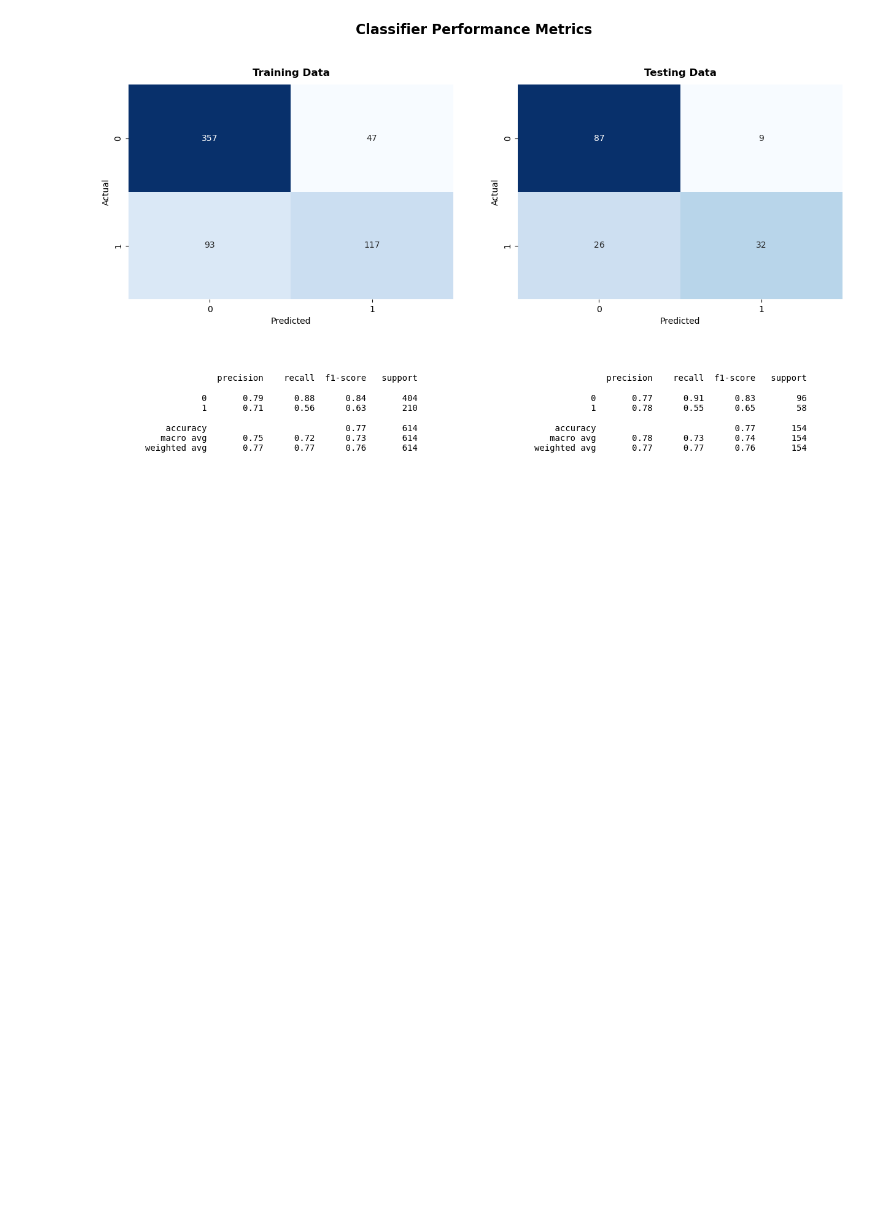
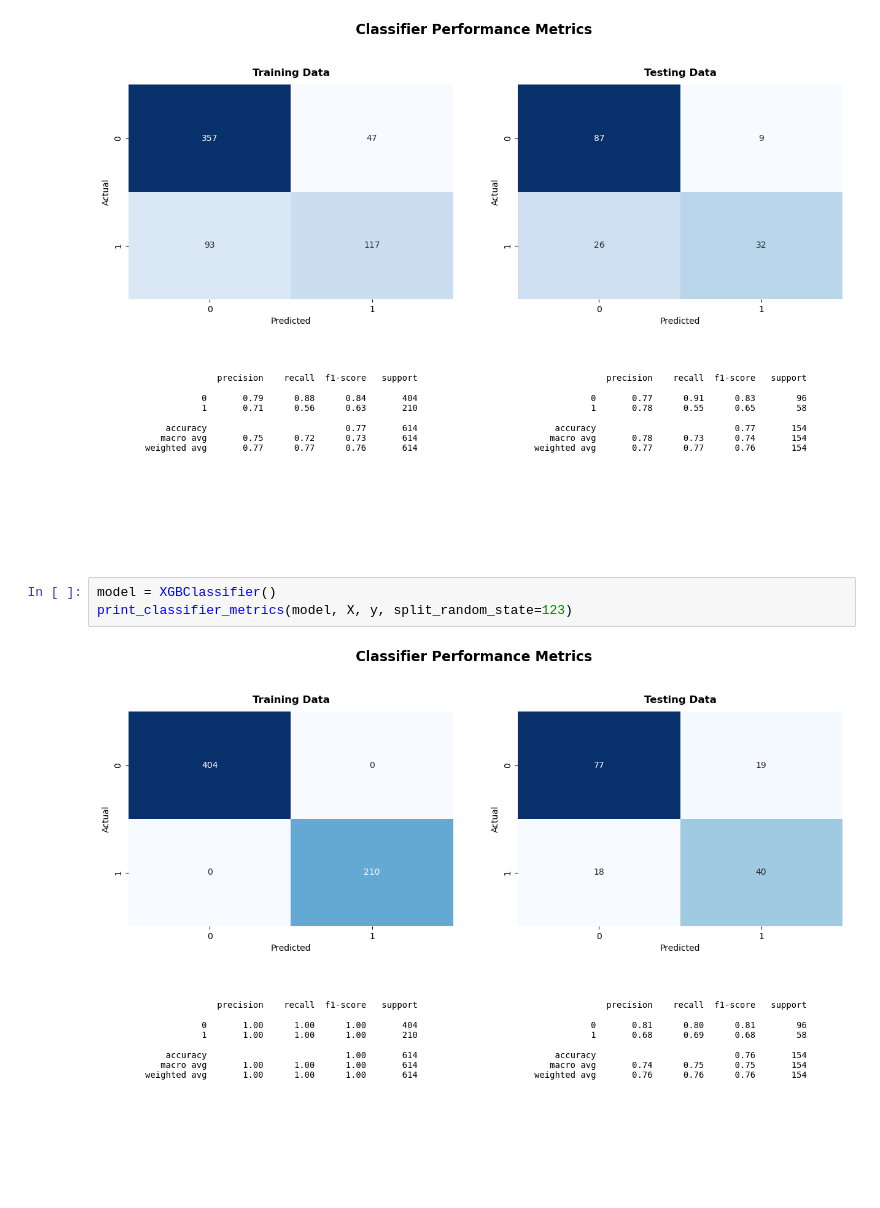
Before and after one commit to lecid-code/jupyter_notebooks, a Jupyter notebook: machine_learning/diabetes.ipynb, the cells around one changed output. Saved outputs shown, nothing was run; the diff lists cells and outputs as text; blank space fills up the shorter version.

```diff
--- a/machine_learning/diabetes.ipynb
+++ b/machine_learning/diabetes.ipynb
@@ -137,3 +150,8 @@ model = AdaBoostClassifier(n_estimators=100, learning_rate=0.5)
 print_classifier_metrics(model, X, y, split_random_state=123)
 # %% [output]
 [figure]
+# %%
+model = XGBClassifier()
+print_classifier_metrics(model, X, y, split_random_state=123)
+# %% [output]
+[figure, added]
```
Also changed, not shown: parts of 3 cells of this notebook, 1 other file.
